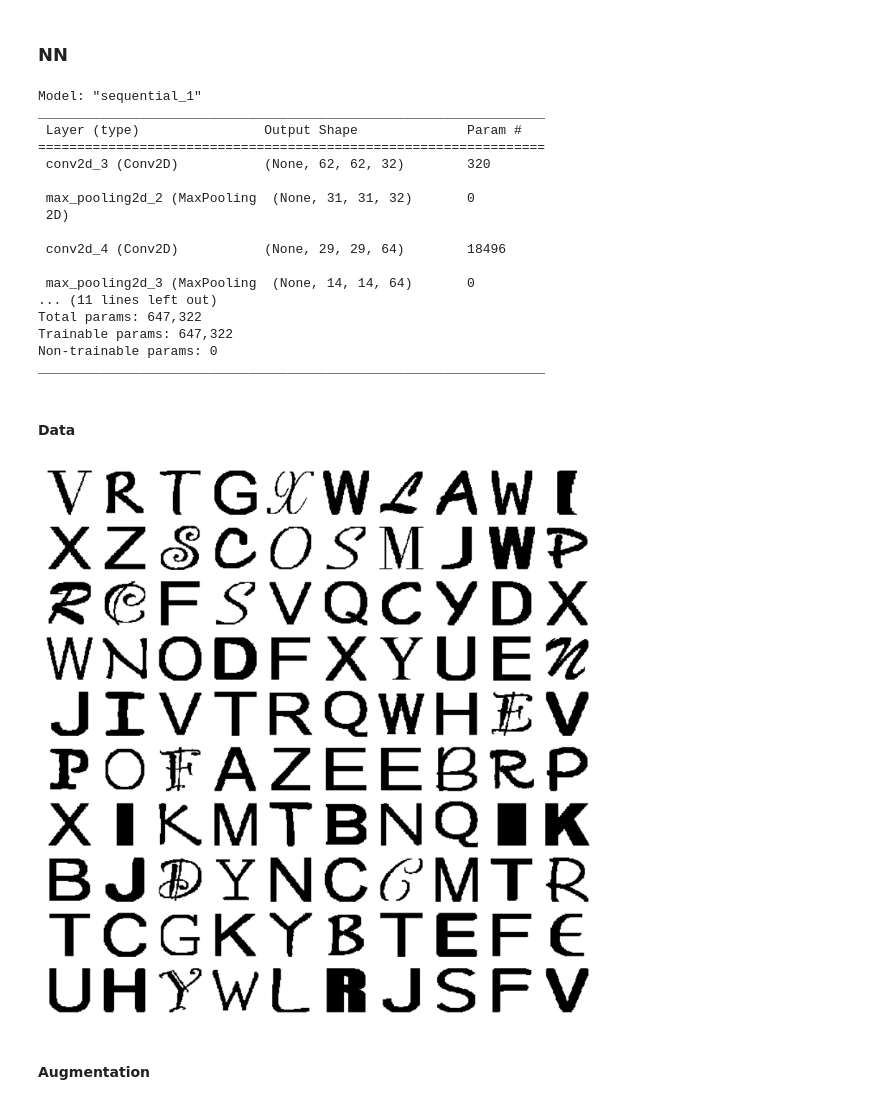
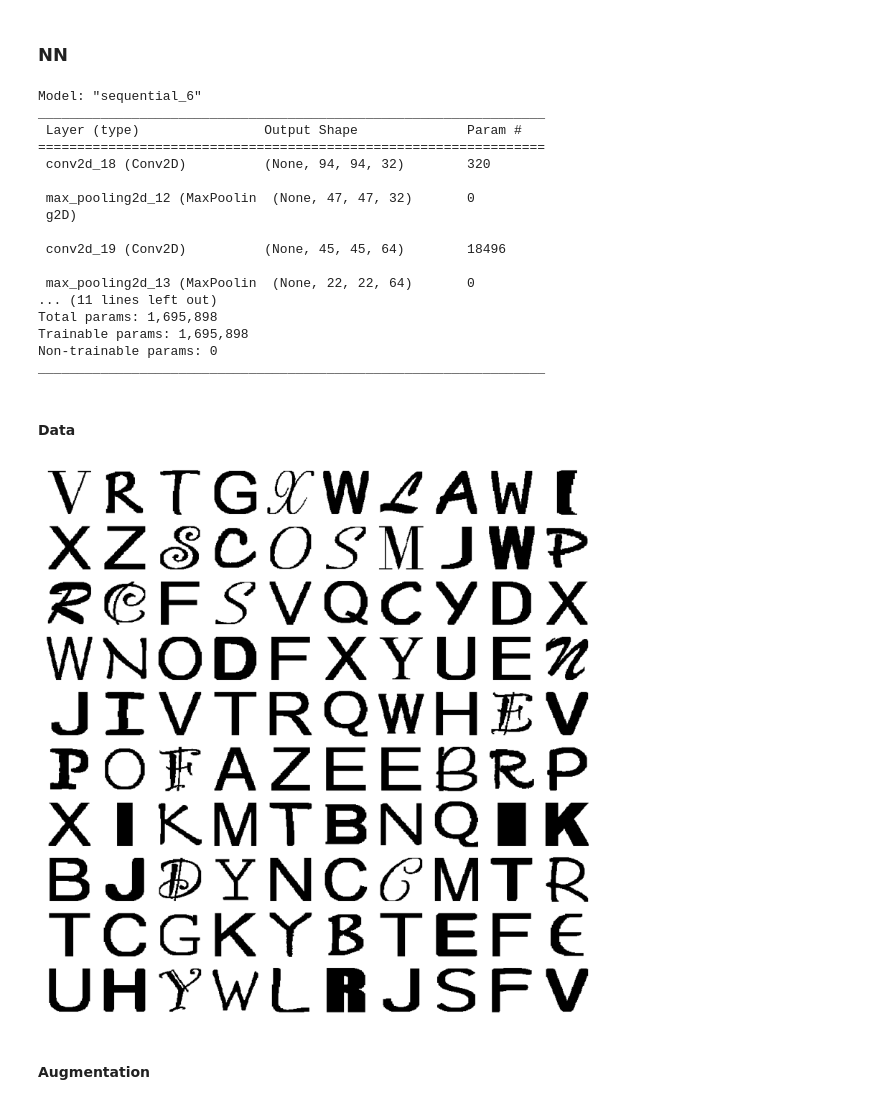
Before and after one commit to GeorgiPachov/digital-image-proc, a Jupyter notebook: nn-2.ipynb, the cells around one changed output. Drawn from its saved outputs; the diff is of its cells as text; code cells hidden in the pictures.

```diff
--- a/nn-2.ipynb
+++ b/nn-2.ipynb
@@ -382,7 +382,7 @@ from tensorflow.keras import datasets, layers, models
 tf.keras.utils.set_random_seed(0)
 
 ## Augment Data
-size = 64
+size = 96
 epochs = 15
 
 model = models.Sequential()
@@ -409,39 +409,39 @@ train_images = [resize(read(x), size=(size, size))//255 for x in image_paths]
 train_labels = np.stack([classes_fmap[i[:i.index('/')]] for i in image_paths])
 train_images = np.stack(train_images)
 # %% [output]
-Model: "sequential_1"
+Model: "sequential_6"
 _________________________________________________________________
  Layer (type)                Output Shape              Param #
 =================================================================
- conv2d_3 (Conv2D)           (None, 62, 62, 32)        320
+ conv2d_18 (Conv2D)          (None, 94, 94, 32)        320
 
- max_pooling2d_2 (MaxPooling  (None, 31, 31, 32)       0
- 2D)
+ max_pooling2d_12 (MaxPoolin  (None, 47, 47, 32)       0
+ g2D)
 
- conv2d_4 (Conv2D)           (None, 29, 29, 64)        18496
+ conv2d_19 (Conv2D)          (None, 45, 45, 64)        18496
 
- max_pooling2d_3 (MaxPooling  (None, 14, 14, 64)       0
+ max_pooling2d_13 (MaxPoolin  (None, 22, 22, 64)       0
 ... (11 lines left out)
-Total params: 647,322
-Trainable params: 647,322
+Total params: 1,695,898
+Trainable params: 1,695,898
 Non-trainable params: 0
 _________________________________________________________________
 # %% [markdown]
 #### Data
 # %%
-def random_sample():
+def random_sample(train_images):
     hstacks = []
     np.random.seed(0)
     for _ in range(10):
         idx = np.random.choice(len(train_images), 10)
         sample = train_images[idx]
         hstacks.append(np.hstack(sample))
 
     plt.figure(figsize=(20, 20))
     show(np.vstack(hstacks))
-random_sample()
+random_sample(train_images)
 # %% [output]
-[figure, old version]
+[figure, new version]
 # %% [markdown]
 #### Augmentation
 # %%
```
Also changed, not shown: parts of 7 cells of this notebook.
